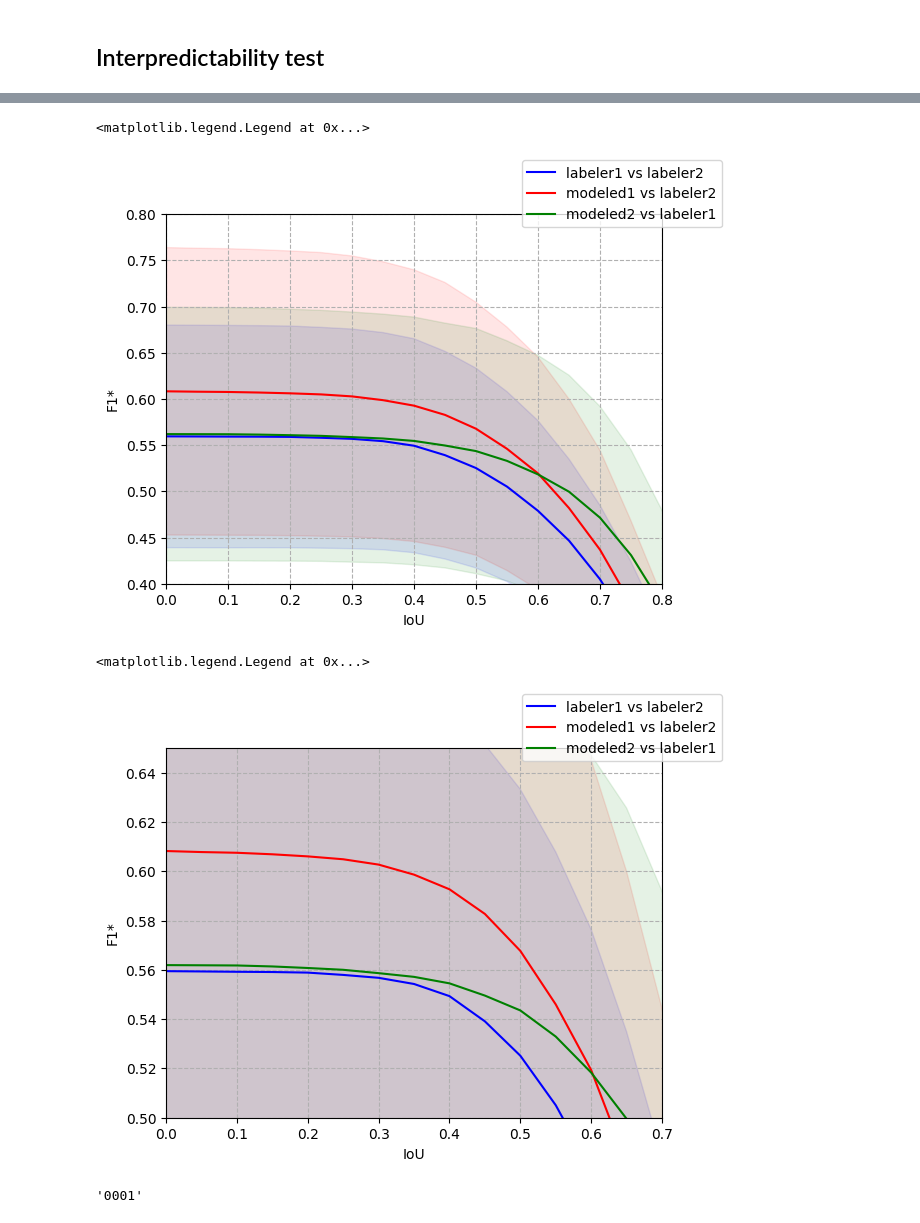
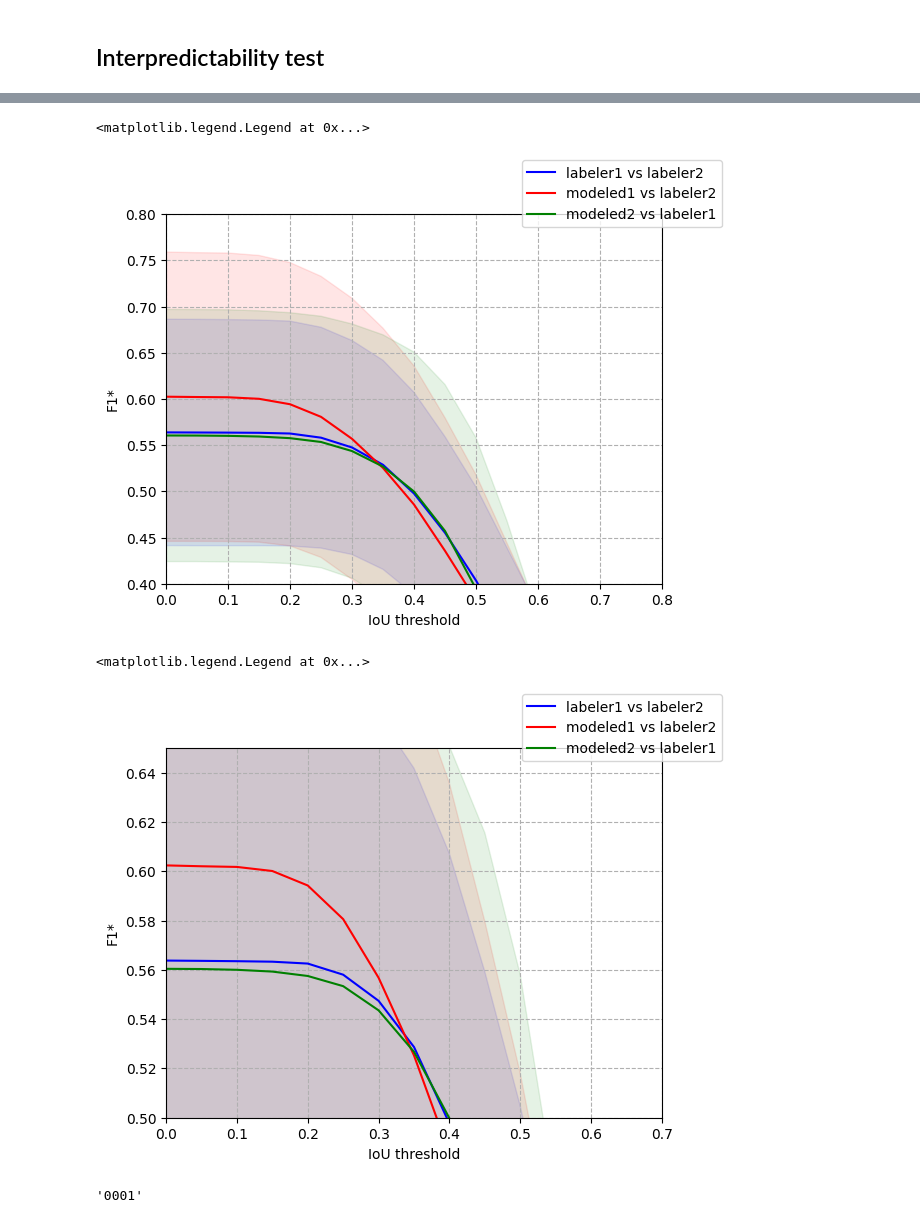
Before and after one commit to quiquegurdiel/SpinCo, a Jupyter notebook: Experiment007_interpredictability.ipynb, the cells around one changed output, grey strips where cells are left out. Drawn from its saved outputs; the diff is of its cells as text; code cells hidden in the pictures.

```diff
--- a/Experiment007_interpredictability.ipynb
+++ b/Experiment007_interpredictability.ipynb
@@ -226,15 +226,15 @@ mini2
 |  | type | expert | subjectId | labelerId | startTime | duration | samplerate | stopTime | startInd | stopInd |
 | 2024 | spindle | E2 | 0001 | 0002 | 25328.300322 | 2.702952 | 200 | 25331.003274 | 5065660 | 5066201 |
 # %%
-sampleIoUs=np.linspace(0,0.4,1000)
+sampleIoUs2=np.linspace(0,0.4,10000)
 sampleF1=[]
 
 IoUmatrix=getIoUmatrix(mini1,mini2)
 
-for thresIoU in sampleIoUs:
+for thresIoU in sampleIoUs2:
     sampleF1.append(IoUmatrixToF1(IoUmatrix,thresIoU))
 
-plt.plot(sampleIoUs,sampleF1,linestyle='-')
+plt.plot(sampleIoUs2,sampleF1,linestyle='-')
 #plt.vlines(x=[0.2310536,0.1885397],ymin=0,ymax=1,linestyles='--',colors='k')
 # %% [output]
 [<matplotlib.lines.Line2D at 0x...>]
@@ -314,3 +312,5 @@ experimentId="f9bdb803-d62d-4eb1-a3a6-cd124daf73d0"
+# %%
+experimentId="5388ca14-a315-4598-97c2-d44175b24937"
 # %%
 experimentModels, featureSelection = loadExperiment(experimentId,datapath)
 # %%
@@ -318,7 +318,7 @@ experimentModels1=experimentModels[experimentModels.criteriumName=='E1'].reset_i
 experimentModels2=experimentModels[experimentModels.criteriumName=='E2'].reset_index(drop=True)
 # %%
 #Hyper params for E1
-hyperClose=0.25
+hyperClose=0.1
 hyperDuration=0.3
 hyperThres=0.3
 hyperDepth=30
@@ -429,10 +429,10 @@ for ind,row in experimentModels1.iterrows():
 ## labeler2 model predicts labeler1
 # %%
 #Hyper params for E2
-hyperClose=0.25
+hyperClose=0.1
 hyperDuration=0.3
 hyperThres=0.3
-hyperDepth=30
+hyperDepth=40
 # %%
 sampleF1_2=np.zeros((len(sampleIoUs),len(np.unique(annotations[annotations.labelerId=='0002'].subjectId))))
 j=0
@@ -530,29 +535,29 @@ ax.fill_between(sampleIoUs, np.mean(sampleF1_1,1)-1*np.std(sampleF1_1,1), np.mea
 ax.fill_between(sampleIoUs, np.mean(sampleF1_2,1)-1*np.std(sampleF1_2,1), np.mean(sampleF1_2,1)+1*np.std(sampleF1_2,1), color='g', alpha=.1)
 ax.set_xlim([0, 0.8])
 ax.set_ylim([0.4, 0.8])
-ax.set_xlabel('IoU')
+ax.set_xlabel('IoU threshold')
 ax.set_ylabel('F1*')
 fig.legend(['labeler1 vs labeler2','modeled1 vs labeler2','modeled2 vs labeler1'])
 # %% [output]
 <matplotlib.legend.Legend at 0x...>
-[figure, old version]
+[figure, new version]
 # %%
 fig, ax = plt.subplots()
 ax.grid(linestyle='--')
 ax.plot(sampleIoUs,np.mean(sampleF1_0,1),color='b')
 ax.plot(sampleIoUs,np.mean(sampleF1_1,1),color='r')
 ax.plot(sampleIoUs,np.mean(sampleF1_2,1),color='g')
 ax.fill_between(sampleIoUs, np.mean(sampleF1_0,1)-1*np.std(sampleF1_0,1), np.mean(sampleF1_0,1)+1*np.std(sampleF1_0,1), color='b', alpha=.1)
 ax.fill_between(sampleIoUs, np.mean(sampleF1_1,1)-1*np.std(sampleF1_1,1), np.mean(sampleF1_1,1)+1*np.std(sampleF1_1,1), color='r', alpha=.1)
 ax.fill_between(sampleIoUs, np.mean(sampleF1_2,1)-1*np.std(sampleF1_2,1), np.mean(sampleF1_2,1)+1*np.std(sampleF1_2,1), color='g', alpha=.1)
 ax.set_xlim([0, 0.7])
 ax.set_ylim([0.5, 0.65])
-ax.set_xlabel('IoU')
+ax.set_xlabel('IoU threshold')
 ax.set_ylabel('F1*')
 fig.legend(['labeler1 vs labeler2','modeled1 vs labeler2','modeled2 vs labeler1'])
 # %% [output]
 <matplotlib.legend.Legend at 0x...>
-[figure, old version]
+[figure, new version]
 # %%
 experimentModels2.test[0]
 # %% [output]
```
Also changed, not shown: parts of 8 cells of this notebook, 2 other files.
